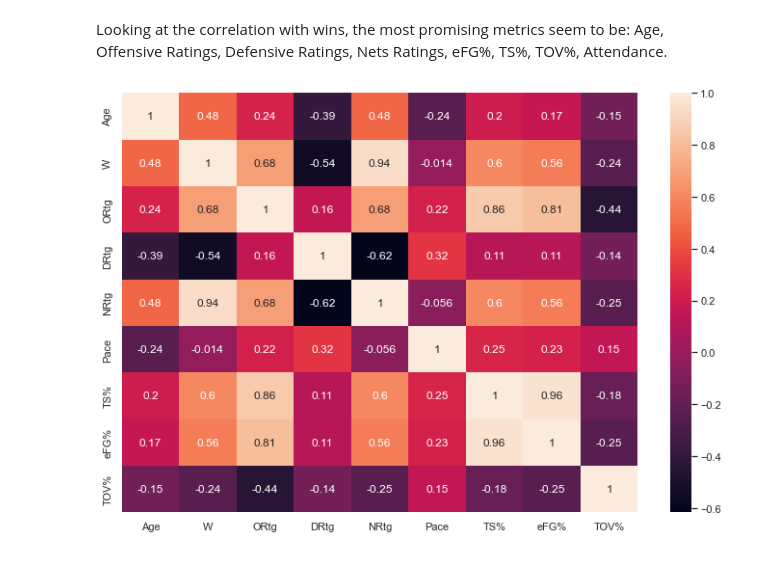
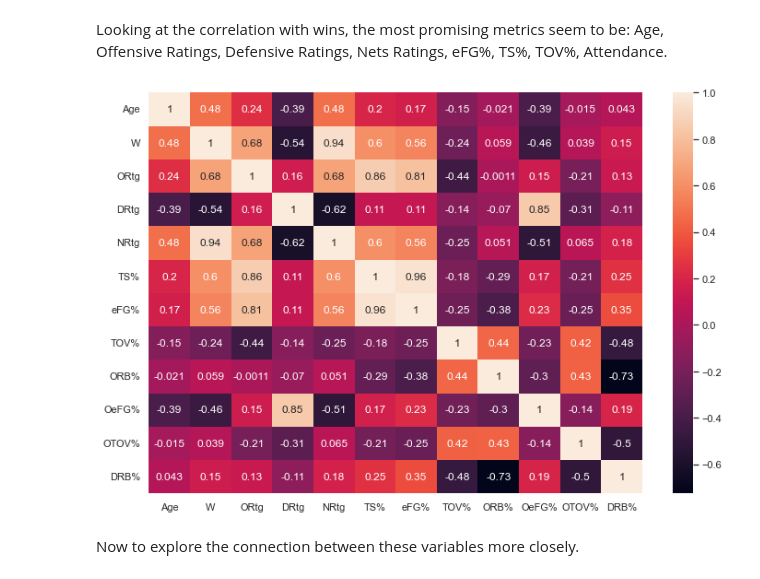
Before and after one commit to gargparthb/nba-data-analysis, a Jupyter notebook: notebooks/eda.ipynb, the cells around one changed output. Cells and saved outputs as stored; diff of their text form; code cells hidden in the pictures.

```diff
--- a/notebooks/eda.ipynb
+++ b/notebooks/eda.ipynb
@@ -73,7 +73,9 @@ heatmap = sns.heatmap(data.corr())
 # %% [markdown]
 Looking at the correlation with wins, the most promising metrics seem to be: Age, Offensive Ratings, Defensive Ratings, Nets Ratings, eFG%, TS%, TOV%, Attendance.
 # %%
-higher_correlated_columns = ['Age', 'W', 'ORtg', 'DRtg', 'NRtg', 'Pace', 'TS%', 'eFG%', 'TOV%']
+higher_correlated_columns = ['Age', 'W', 'ORtg', 'DRtg', 'NRtg', 'TS%', 'eFG%', 'TOV%', 'ORB%', 'OeFG%', 'OTOV%', 'DRB%']
 zoomed = sns.heatmap(data[higher_correlated_columns].corr(), annot=True)
 # %% [output]
-[figure, old version]
+[figure, new version]
+# %% [markdown]
+Now to explore the connection between these variables more closely.
```
Also changed, not shown: parts of 1 cell of this notebook.
